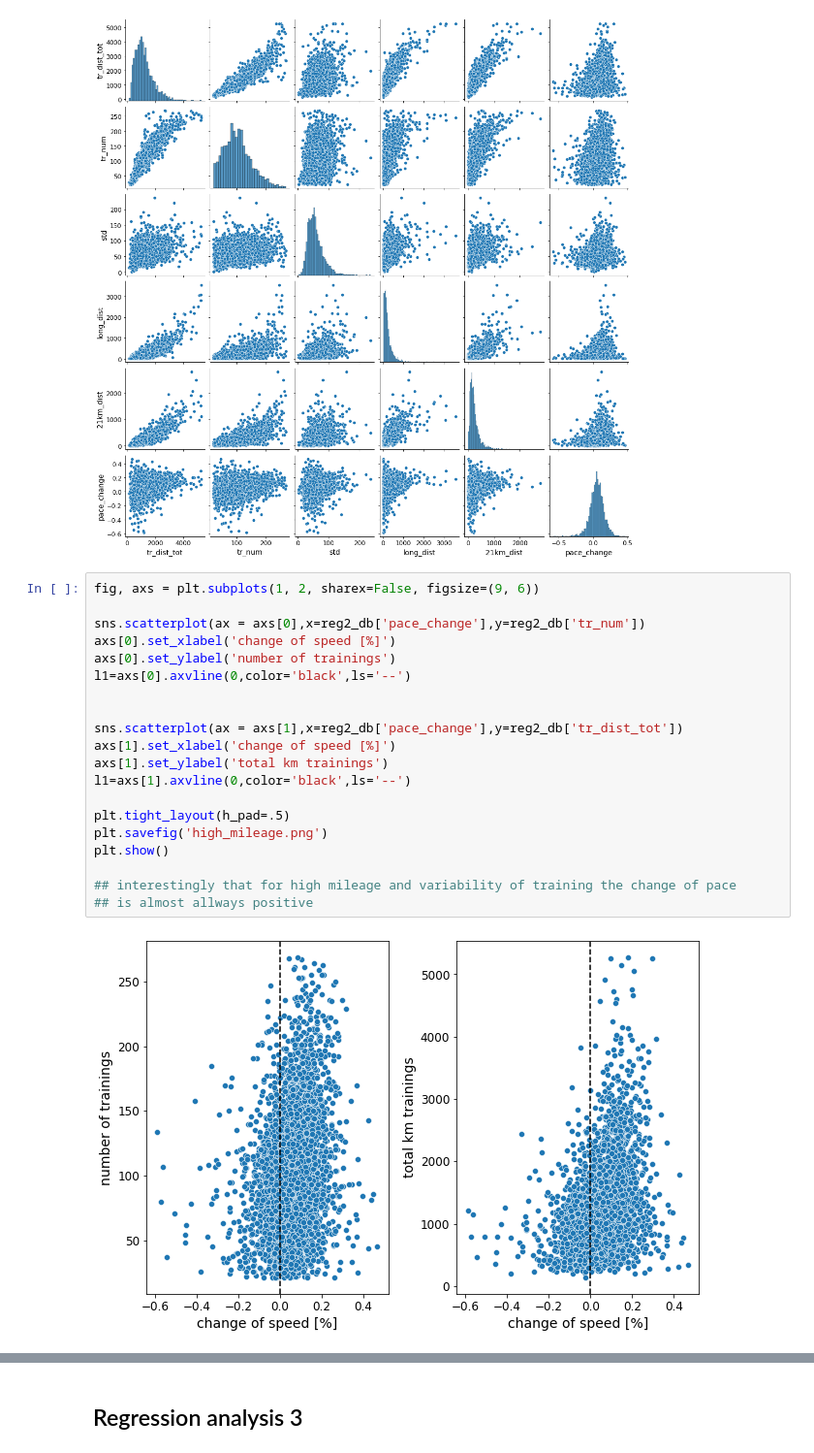
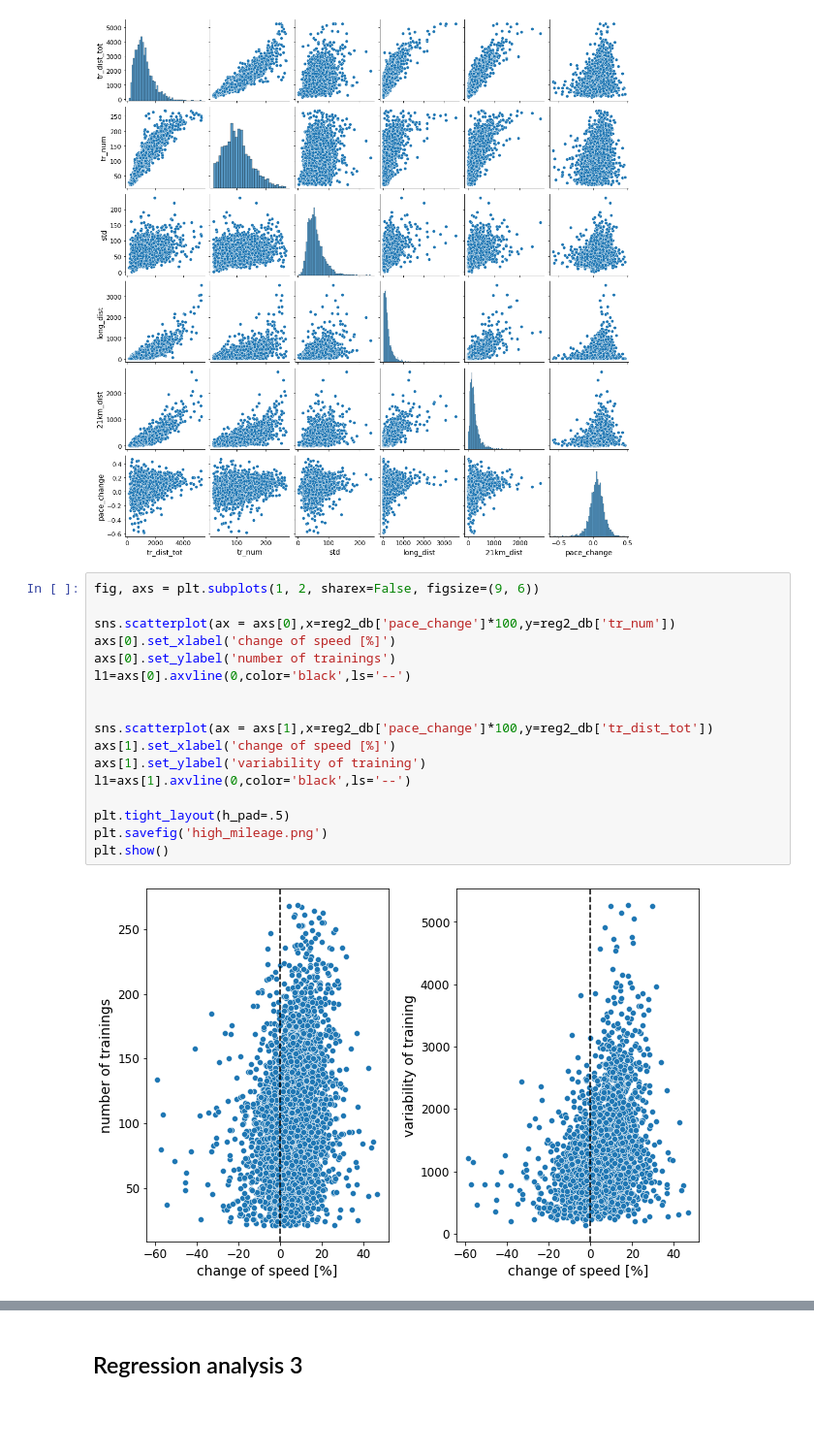
Before and after one commit to dmitry-an-git/ironhack_project_1, a Jupyter notebook: lab_marathon.ipynb, the cells around one changed output, grey strips where cells are left out. Shown at 97% size. Cells and saved outputs as stored; diff of their text form; blank space fills up the shorter version.

```diff
--- a/lab_marathon.ipynb
+++ b/lab_marathon.ipynb
@@ -961,28 +963,25 @@ sns.pairplot(reg2_db[['tr_dist_tot', 'tr_num', 'std', 'long_dist','21km_dist','p
 # %% [output]
 <seaborn.axisgrid.PairGrid at 0x...>
 [figure]
-# %%
-fig, axs = plt.subplots(1, 2, sharex=False, figsize=(9, 6))
-
-sns.scatterplot(ax = axs[0],x=reg2_db['pace_change'],y=reg2_db['tr_num'])
-axs[0].set_xlabel('change of speed [%]')
-axs[0].set_ylabel('number of trainings')
-l1=axs[0].axvline(0,color='black',ls='--')
-
-
-sns.scatterplot(ax = axs[1],x=reg2_db['pace_change'],y=reg2_db['tr_dist_tot'])
-axs[1].set_xlabel('change of speed [%]')
-axs[1].set_ylabel('total km trainings')
-l1=axs[1].axvline(0,color='black',ls='--')
-
-plt.tight_layout(h_pad=.5)
-plt.savefig('high_mileage.png')
-plt.show()
-
-## interestingly that for high mileage and variability of training the change of pace
-## is almost allways positive
-# %% [output]
-[figure, removed]
+# %%
+fig, axs = plt.subplots(1, 2, sharex=False, figsize=(9, 6))
+
+sns.scatterplot(ax = axs[0],x=reg2_db['pace_change']*100,y=reg2_db['tr_num'])
+axs[0].set_xlabel('change of speed [%]')
+axs[0].set_ylabel('number of trainings')
+l1=axs[0].axvline(0,color='black',ls='--')
+
+
+sns.scatterplot(ax = axs[1],x=reg2_db['pace_change']*100,y=reg2_db['tr_dist_tot'])
+axs[1].set_xlabel('change of speed [%]')
+axs[1].set_ylabel('variability of training')
+l1=axs[1].axvline(0,color='black',ls='--')
+
+plt.tight_layout(h_pad=.5)
+plt.savefig('high_mileage.png')
+plt.show()
+# %% [output]
+[figure, added]
 # %%
 transformer = PowerTransformer(method='yeo-johnson')
 transformer.fit(reg2_db)
```
Also changed, not shown: parts of 26 cells of this notebook.
